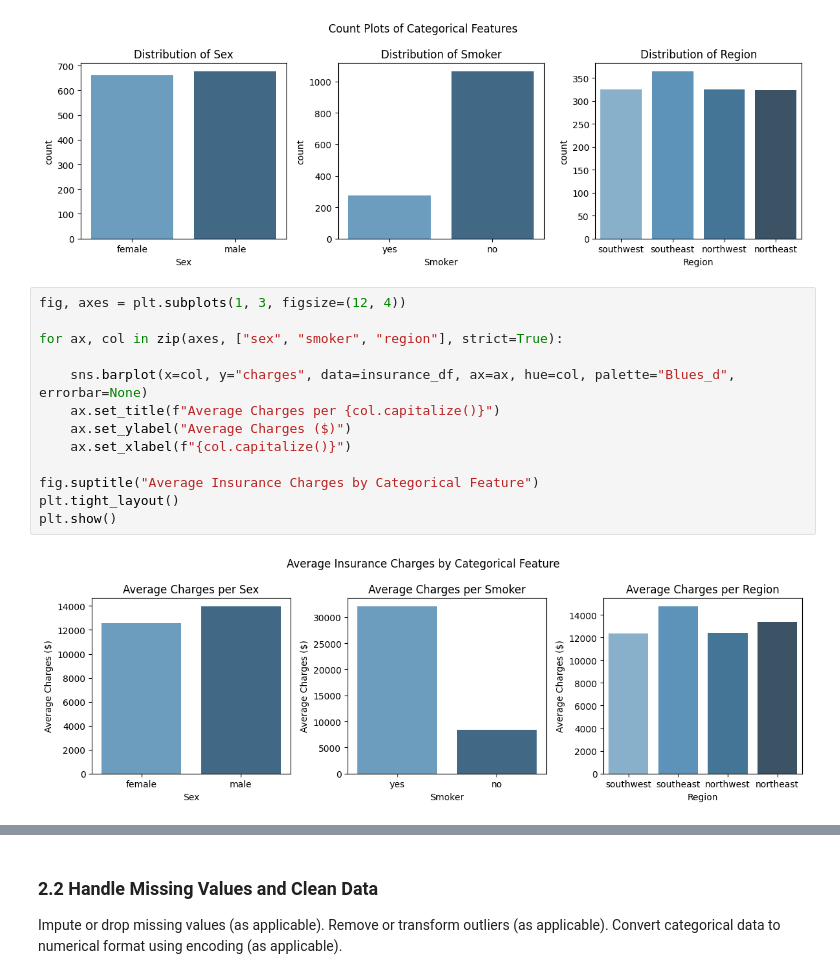
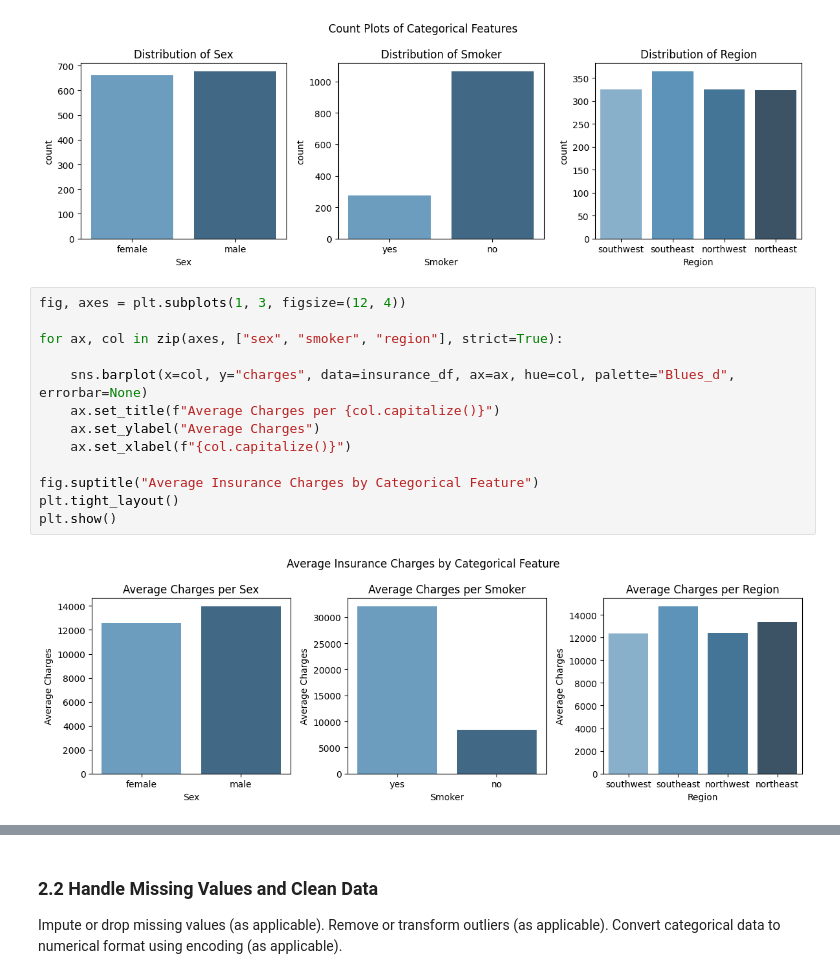
Before and after one commit to JfromNWMS/ml_regression_jordan, a Jupyter notebook: regression_jordan.ipynb, the cells around one changed output, grey strips where cells are left out. Saved outputs shown, nothing was run; the diff lists cells and outputs as text.

```diff
--- a/regression_jordan.ipynb
+++ b/regression_jordan.ipynb
@@ -193,15 +200,15 @@ plt.show()
 # %%
 fig, axes = plt.subplots(1, 3, figsize=(12, 4))
 
 for ax, col in zip(axes, ["sex", "smoker", "region"], strict=True):
 
     sns.barplot(x=col, y="charges", data=insurance_df, ax=ax, hue=col, palette="Blues_d", errorbar=None)
     ax.set_title(f"Average Charges per {col.capitalize()}")
-    ax.set_ylabel("Average Charges ($)")
+    ax.set_ylabel("Average Charges")
     ax.set_xlabel(f"{col.capitalize()}")
 
 fig.suptitle("Average Insurance Charges by Categorical Feature")
 plt.tight_layout()
 plt.show()
 # %% [output]
-[figure, old version]
+[figure, new version]
```
Also changed, not shown: parts of 13 cells of this notebook.
